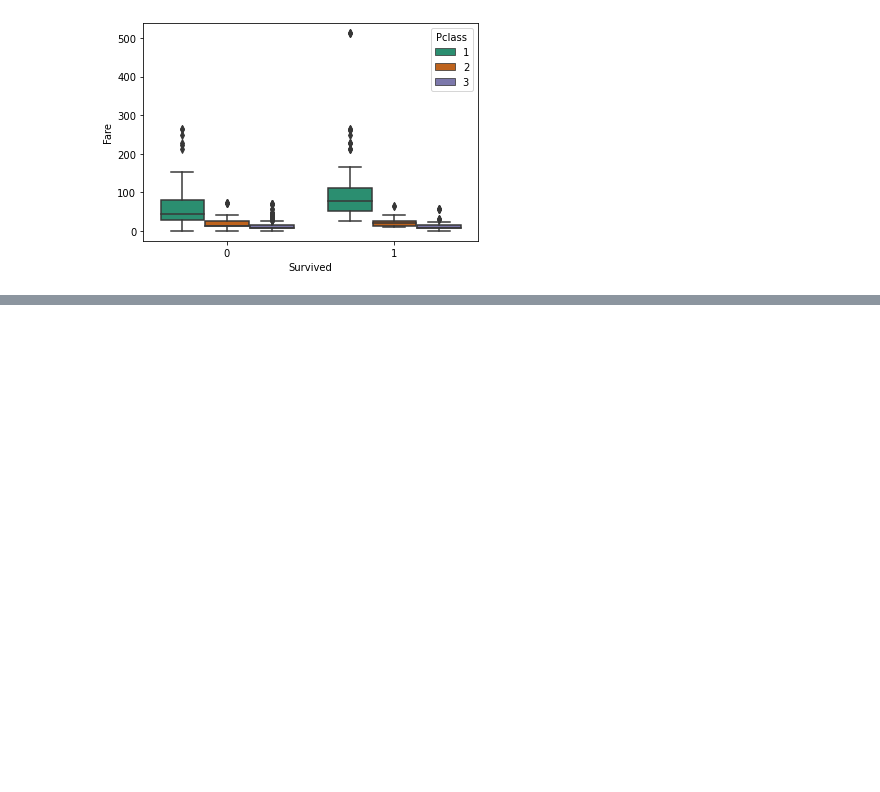
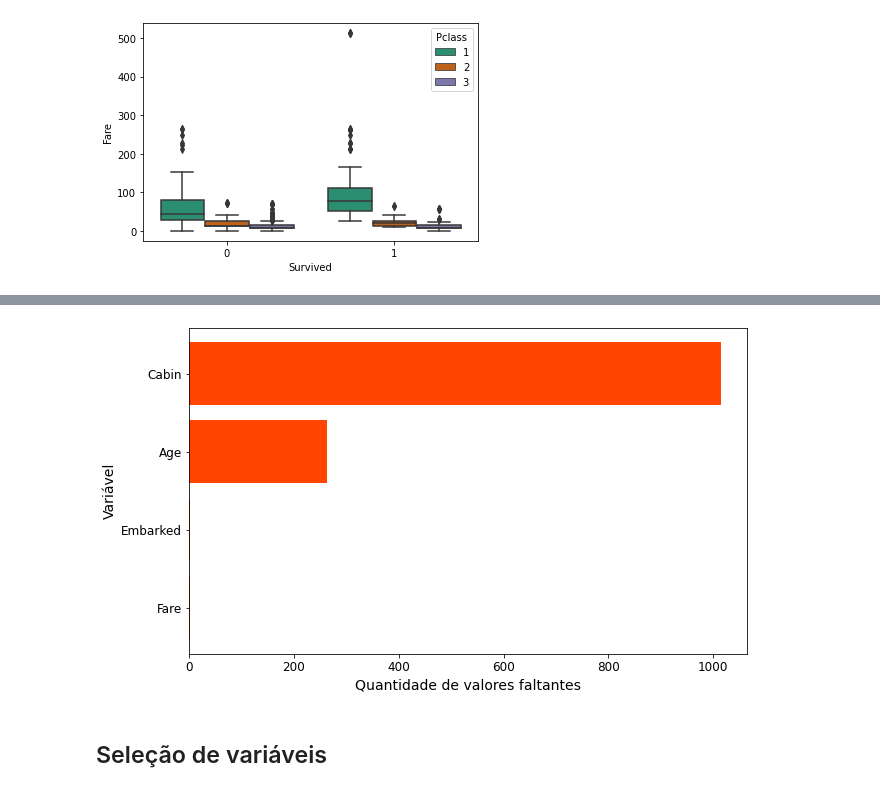
Before and after one commit to barbosarafael/Projetos, a Jupyter notebook: Titanic - Kaggle/notebook_titanic_kaggle.ipynb, the cells around one changed output, grey strips where cells are left out. Drawn from its saved outputs; the diff is of its cells as text; code cells hidden in the pictures; blank space fills up the shorter version.

```diff
--- a/Titanic - Kaggle/notebook_titanic_kaggle.ipynb
+++ b/Titanic - Kaggle/notebook_titanic_kaggle.ipynb
@@ -337,0 +375,7 @@ plt.show()
+# %%
+treino.drop(["Survived"], axis = 1, inplace = True)
+
+treino_index = treino.shape[0]
+teste_index = teste.shape[0]
+
+banco_geral = pd.concat(objs = [treino, teste], axis = 0).reset_index(drop = True)
@@ -337,0 +401,25 @@ plt.show()
+# %%
+miss_val_treino = banco_geral.isnull().sum()
+
+miss_val_treino = miss_val_treino[miss_val_treino > 0]
+
+dados_miss_val_treino = pd.DataFrame(miss_val_treino)
+
+dados_miss_val_treino = dados_miss_val_treino.reset_index().sort_values(by = 0, ascending = True)
+
+dados_miss_val_treino
+dados_miss_val_treino.columns = ["Variável", "Quantidade"]
+
+
+
+plt.figure(figsize = [10, 6])
+plt.barh(dados_miss_val_treino["Variável"], dados_miss_val_treino["Quantidade"], align = "center", color = "orangered")
+plt.xlabel("Quantidade de valores faltantes", fontsize = 14, color = "black")
+plt.ylabel("Variável", fontsize = 14, color = "black")
+plt.tick_params(axis = "x", labelsize = 12, labelcolor = "black")
+plt.tick_params(axis = "y", labelsize = 12, labelcolor = "black")
+plt.show()
+# %% [output]
+[figure, added]
+# %% [markdown]
+## Seleção de variáveis
```
Also changed, not shown: parts of 47 cells of this notebook, 2 other files.
